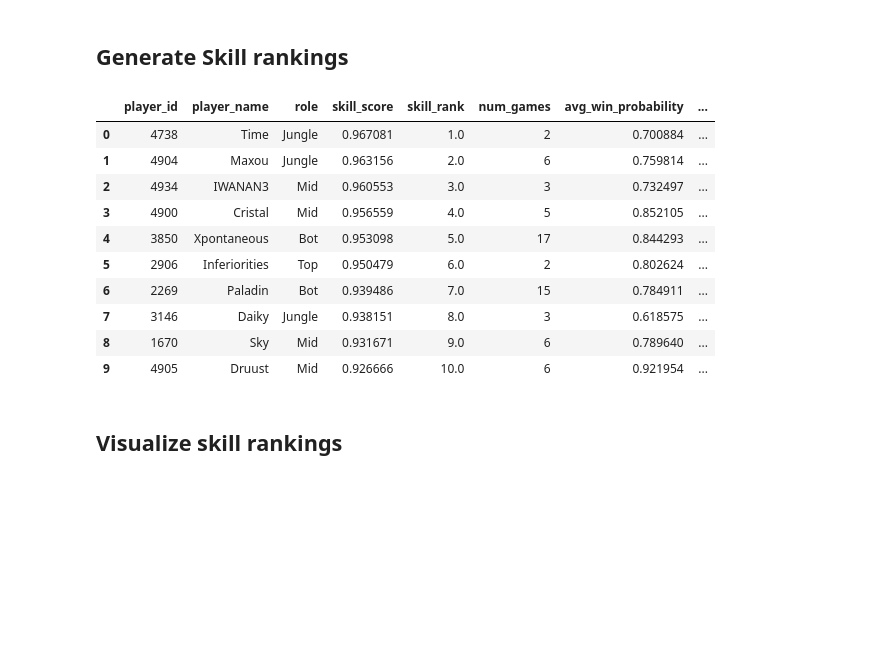
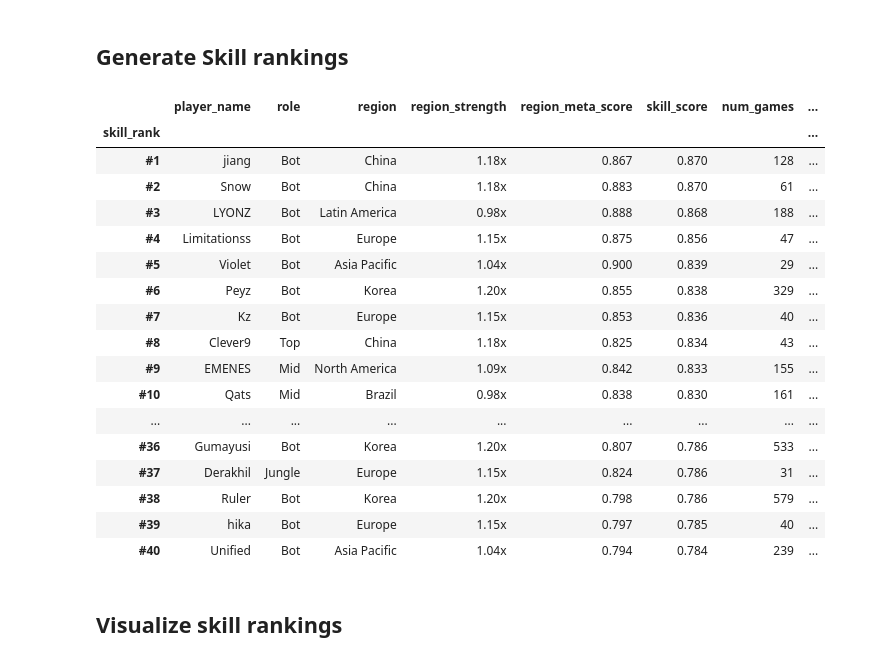
Before and after one commit to ARTHURVANBELLE/AI_LAB_MA1, a Jupyter notebook: models/2_models_features_importance.ipynb, the cells around one changed output. Drawn from its saved outputs; the diff is of its cells as text; code cells hidden in the pictures; blank space fills up the shorter version.

```diff
--- a/models/2_models_features_importance.ipynb
+++ b/models/2_models_features_importance.ipynb
@@ -52,5 +52,14 @@ game_players_stats_features_by_user_cat = ['champion_name']
 pd.set_option('display.max_columns', None)
 pd.set_option('display.max_rows', None)
 match_players = df_game_players_stats[df_game_players_stats['game_id'] == 0]
-match_players.head(10)
+# match_players.head(10)
+
+# Get league names
+unique_leagues = df_game_metadata['league_name'].unique()
+
+# Print only the unique leagues in a clean list format
+print(f"Number of unique leagues: {len(unique_leagues)}")
+print("List of unique leagues:")
+for league in sorted(unique_leagues):
+    print(f"- {league}")
 # %% [output]
@@ -373,27 +792,60 @@ df_normalized_metrics = normalize_performance_by_role(df_performance_metrics)
 # %% [markdown]
 ## Generate Skill rankings
 # %%
+# Display enhanced rankings with region and meta score
+enhanced_rankings = compute_enhanced_skill_rank(df_normalized_metrics, df_game_metadata, league_region_df)
 
-skill_rankings = compute_skill_rank(df_normalized_metrics)
+# Create a formatted display function
+def display_enhanced_rankings(rankings, top_n=40):
+    """
+    Display enhanced rankings with clear region and meta score information.
+    """
+    display_cols = [
+        'skill_rank', 'player_name', 'role', 'region',
+        'region_strength', 'region_meta_score', 'skill_score',
+        'num_games', 'avg_win_probability', 'actual_win_rate'
+    ]
 
-player_names = df_game_players_stats[['player_id', 'player_name']].drop_duplicates()
-skill_rankings = skill_rankings.merge(player_names, on='player_id')
+    # Format the output
+    display_df = rankings[display_cols].head(top_n).copy()
 
-skill_rankings[['player_id', 'player_name', 'role', 'skill_score',
-                'skill_rank', 'num_games', 'avg_win_probability',
-                'actual_win_rate', 'impact_score']].head(10)
+    # Add rank column prefix
+    display_df['skill_rank'] = display_df['skill_rank'].apply(lambda x: f"#{int(x)}")
+
+    # Format percentages
+    for col in ['skill_score', 'avg_win_probability', 'actual_win_rate', 'region_meta_score']:
+        if col in display_df.columns:
+            display_df[col] = display_df[col].apply(lambda x: f"{x:.3f}" if pd.notnull(x) else "N/A")
+
+    # Format region strength
+    if 'region_strength' in display_df.columns:
+        display_df['region_strength'] = display_df['region_strength'].apply(
+            lambda x: f"{x:.2f}x" if pd.notnull(x) else "N/A"
+        )
+
+    return display_df.set_index('skill_rank')
+
+# Display top players with enhanced format
+display_enhanced_rankings(enhanced_rankings)
 # %% [output]
-|  | player_id | player_name | role | skill_score | skill_rank | num_games | avg_win_probability | ... |
-| 0 | 4738 | Time | Jungle | 0.967081 | 1.0 | 2 | 0.700884 | ... |
-| 1 | 4904 | Maxou | Jungle | 0.963156 | 2.0 | 6 | 0.759814 | ... |
-| 2 | 4934 | IWANAN3 | Mid | 0.960553 | 3.0 | 3 | 0.732497 | ... |
-| 3 | 4900 | Cristal | Mid | 0.956559 | 4.0 | 5 | 0.852105 | ... |
-| 4 | 3850 | Xpontaneous | Bot | 0.953098 | 5.0 | 17 | 0.844293 | ... |
-| 5 | 2906 | Inferiorities | Top | 0.950479 | 6.0 | 2 | 0.802624 | ... |
-| 6 | 2269 | Paladin | Bot | 0.939486 | 7.0 | 15 | 0.784911 | ... |
-| 7 | 3146 | Daiky | Jungle | 0.938151 | 8.0 | 3 | 0.618575 | ... |
-| 8 | 1670 | Sky | Mid | 0.931671 | 9.0 | 6 | 0.789640 | ... |
-| 9 | 4905 | Druust | Mid | 0.926666 | 10.0 | 6 | 0.921954 | ... |
+|  | player_name | role | region | region_strength | region_meta_score | skill_score | num_games | ... |
+| skill_rank |  |  |  |  |  |  |  | ... |
+| #1 | jiang | Bot | China | 1.18x | 0.867 | 0.870 | 128 | ... |
+| #2 | Snow | Bot | China | 1.18x | 0.883 | 0.870 | 61 | ... |
+| #3 | LYONZ | Bot | Latin America | 0.98x | 0.888 | 0.868 | 188 | ... |
+| #4 | Limitationss | Bot | Europe | 1.15x | 0.875 | 0.856 | 47 | ... |
+| #5 | Violet | Bot | Asia Pacific | 1.04x | 0.900 | 0.839 | 29 | ... |
+| #6 | Peyz | Bot | Korea | 1.20x | 0.855 | 0.838 | 329 | ... |
+| #7 | Kz | Bot | Europe | 1.15x | 0.853 | 0.836 | 40 | ... |
+| #8 | Clever9 | Top | China | 1.18x | 0.825 | 0.834 | 43 | ... |
+| #9 | EMENES | Mid | North America | 1.09x | 0.842 | 0.833 | 155 | ... |
+| #10 | Qats | Mid | Brazil | 0.98x | 0.838 | 0.830 | 161 | ... |
+| ... | ... | ... | ... | ... | ... | ... | ... | ... |
+| #36 | Gumayusi | Bot | Korea | 1.20x | 0.807 | 0.786 | 533 | ... |
+| #37 | Derakhil | Jungle | Europe | 1.15x | 0.824 | 0.786 | 31 | ... |
+| #38 | Ruler | Bot | Korea | 1.20x | 0.798 | 0.786 | 579 | ... |
+| #39 | hika | Bot | Europe | 1.15x | 0.797 | 0.785 | 40 | ... |
+| #40 | Unified | Bot | Asia Pacific | 1.04x | 0.794 | 0.784 | 239 | ... |
 # %% [markdown]
 ## Visualize skill rankings
 # %%
```
Also changed, not shown: parts of 11 cells of this notebook.
